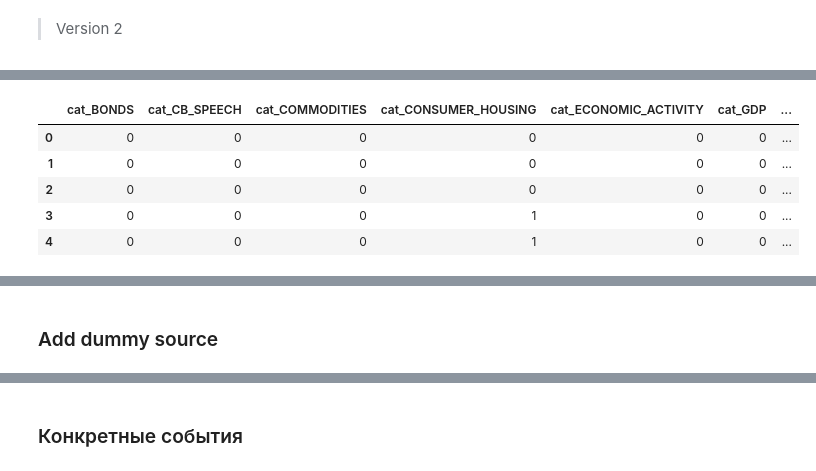
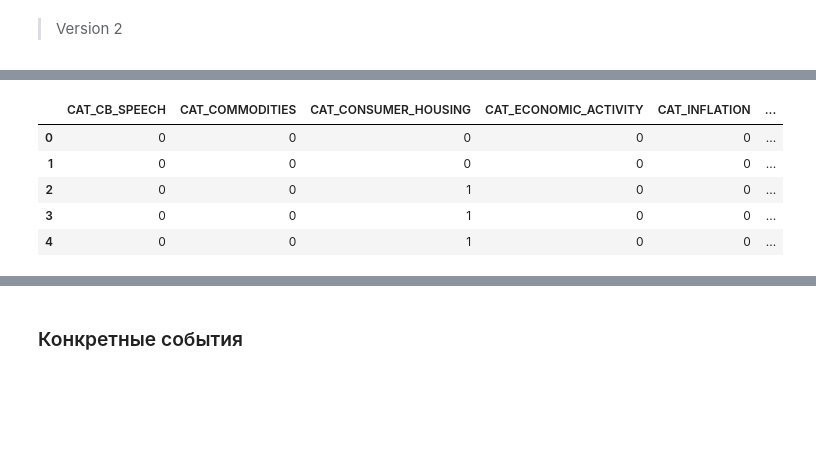
Before and after one commit to ppetrushenkov/fx_news_bot, a Jupyter notebook: notebooks/train_model_pipeline_nb.ipynb, the cells around one changed output, grey strips where cells are left out. Drawn from its saved outputs; the diff is of its cells as text; code cells hidden in the pictures; blank space fills up the shorter version.

```diff
--- a/notebooks/train_model_pipeline_nb.ipynb
+++ b/notebooks/train_model_pipeline_nb.ipynb
@@ -67,0 +234,2 @@ news
+# %%
+news['source_cls'] = news['source'].astype(str).progress_apply(classify_source)
@@ -67,0 +273,3 @@ news
+# %%
+dummy_source = pd.get_dummies(news['source_cls'], prefix='SRC').astype(int)
+dummy_source
@@ -67,0 +290,3 @@ news
+# %%
+news = pd.concat([news, dummy_source], axis=1)
+news
@@ -103,4 +326,4 @@ news
 # %%
-dummy_period = pd.get_dummies(news['period'], prefix='per').astype(int)
+dummy_period = pd.get_dummies(news['period'], prefix='PERIOD').astype(int)
 dummy_period
 # %% [output]
@@ -379,14 +599,14 @@ GDP                    572
 Name: count, dtype: int64
 # %%
-dummy_categories = pd.get_dummies(news['class'], prefix='cat').drop(['cat_OTHER'], axis=1).astype(int)
+dummy_categories = pd.get_dummies(news['class'], prefix='CAT').drop(['CAT_OTHER'], axis=1).astype(int)
 dummy_categories.head()
 # %% [output]
-|  | cat_BONDS | cat_CB_SPEECH | cat_COMMODITIES | cat_CONSUMER_HOUSING | cat_ECONOMIC_ACTIVITY | cat_GDP | ... |
-| 0 | 0 | 0 | 0 | 0 | 0 | 0 | ... |
-| 1 | 0 | 0 | 0 | 0 | 0 | 0 | ... |
-| 2 | 0 | 0 | 0 | 0 | 0 | 0 | ... |
-| 3 | 0 | 0 | 0 | 1 | 0 | 0 | ... |
-| 4 | 0 | 0 | 0 | 1 | 0 | 0 | ... |
+|  | CAT_CB_SPEECH | CAT_COMMODITIES | CAT_CONSUMER_HOUSING | CAT_ECONOMIC_ACTIVITY | CAT_INFLATION | ... |
+| 0 | 0 | 0 | 0 | 0 | 0 | ... |
+| 1 | 0 | 0 | 0 | 0 | 0 | ... |
+| 2 | 0 | 0 | 1 | 0 | 0 | ... |
+| 3 | 0 | 0 | 1 | 0 | 0 | ... |
+| 4 | 0 | 0 | 1 | 0 | 0 | ... |
 # %%
 news = pd.concat([news, dummy_categories], axis=1)
 news.head()
@@ -397,5 +617,3 @@ news.head()
 | 2 | 2013-01-06T13:00:00.000Z | EUR | -1 | Inflation Rate MoM Flash | Inflation Rate Mom | DE | prce | NaN | NaN | 0.2 | ... |
 | 3 | 2013-01-17T09:30:00.000Z | GBP | -1 | Retail Sales ex Fuel MoM | Retail Sales Ex Fuel | GB | cnsm | NaN | NaN | NaN | ... |
 | 4 | 2013-01-17T09:30:00.000Z | GBP | -1 | Retail Sales ex Fuel YoY | Retail Sales Ex Fuel | GB | cnsm | NaN | NaN | NaN | ... |
-# %% [markdown]
-### Add dummy source
```
Also changed, not shown: parts of 56 cells of this notebook, 3 other files.
